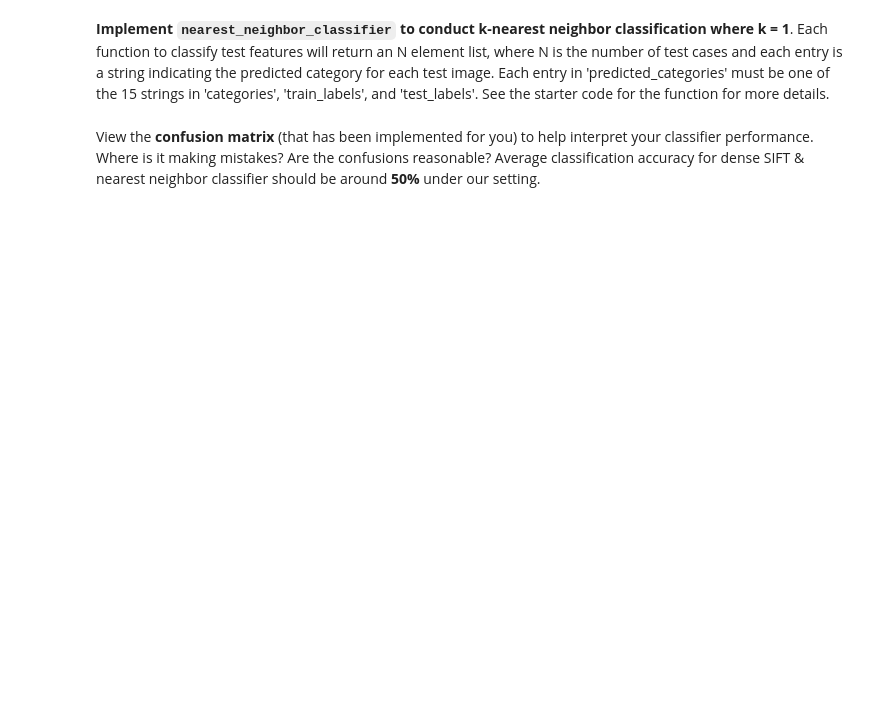
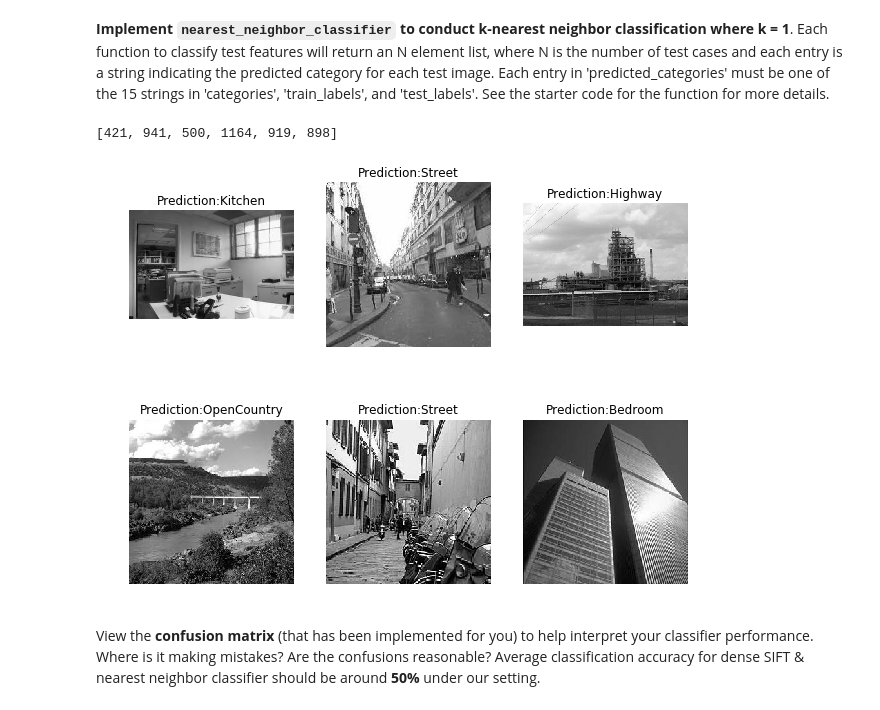
Before and after one commit to yingchen0505/cs4243, a Jupyter notebook: assignment4/assignment4.ipynb, the cells around one changed output. Cells and saved outputs as stored; diff of their text form; code cells hidden in the pictures; blank space fills up the shorter version.

```diff
--- a/assignment4/assignment4.ipynb
+++ b/assignment4/assignment4.ipynb
@@ -219,39 +221,42 @@ predicted_categories = nearest_neighbor_classifier(train_image_feats, train_labe
 # %%
 ## Let's do some visualization on results! ##
 np.random.seed(30)
 vis_samples = [np.random.randint(1500) for i in range(6)]
 print(vis_samples)
 
 plt.subplot(2, 3, 1)
-plt.title(f'Prediction: {predicted_categories[vis_samples[0]]}')
+plt.title('Prediction:' + str(predicted_categories[vis_samples[0]]))
 plt.axis('off')
 plt.imshow(imread(test_image_paths[vis_samples[0]]))
 
 plt.subplot(2, 3, 2)
-plt.title(f'Prediction: {predicted_categories[vis_samples[1]]}')
+plt.title('Prediction:' + str(predicted_categories[vis_samples[1]]))
 plt.axis('off')
 plt.imshow(imread(test_image_paths[vis_samples[1]]))
 
 plt.subplot(2, 3, 3)
-plt.title(f'Prediction: {predicted_categories[vis_samples[2]]}')
+plt.title('Prediction:' + str(predicted_categories[vis_samples[2]]))
 plt.axis('off')
 plt.imshow(imread(test_image_paths[vis_samples[2]]))
 
 plt.subplot(2, 3, 4)
-plt.title(f'Prediction: {predicted_categories[vis_samples[3]]}')
+plt.title('Prediction:' + str(predicted_categories[vis_samples[3]]))
 plt.axis('off')
 plt.imshow(imread(test_image_paths[vis_samples[3]]))
 
 plt.subplot(2, 3, 5)
-plt.title(f'Prediction: {predicted_categories[vis_samples[4]]}')
+plt.title('Prediction:' + str(predicted_categories[vis_samples[4]]))
 plt.axis('off')
 plt.imshow(imread(test_image_paths[vis_samples[4]]))
 
 plt.subplot(2, 3, 6)
-plt.title(f'Prediction: {predicted_categories[vis_samples[5]]}')
+plt.title('Prediction:' + str(predicted_categories[vis_samples[5]]))
 plt.axis('off')
 plt.imshow(imread(test_image_paths[vis_samples[5]]))
 plt.show()
+# %% [output]
+[421, 941, 500, 1164, 919, 898]
+[figure, added]
 # %% [markdown]
 View the **confusion matrix** (that has been implemented for you) to help interpret your classifier performance. Where is it making mistakes? Are the confusions reasonable? Average classification accuracy for dense SIFT & nearest neighbor classifier should be around **50%** under our setting.
 # %%
```
Also changed, not shown: parts of 2 cells of this notebook, 1 other file.
